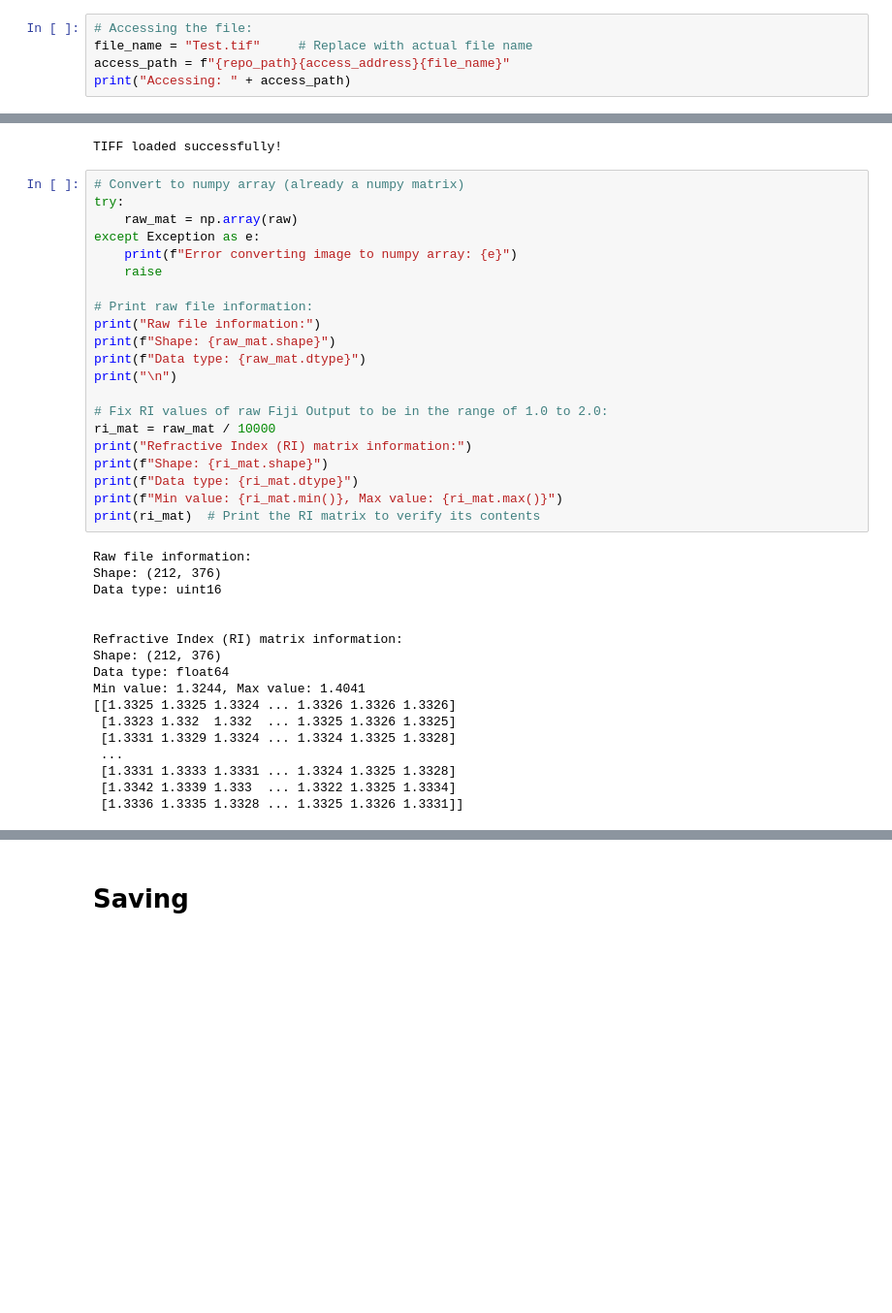
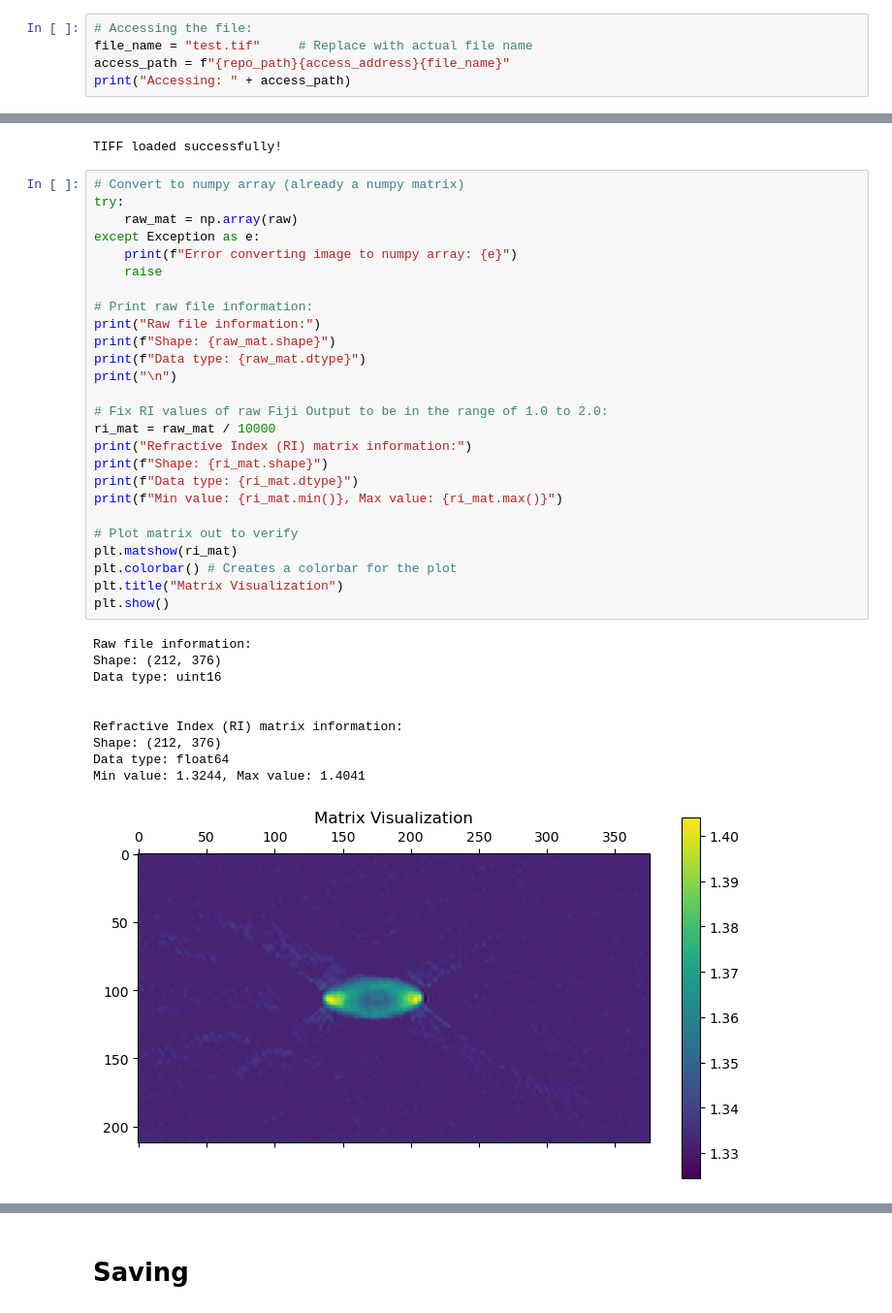
Before and after one commit to Cow415/Photon-Transport-Simulation, a Jupyter notebook: scripts/data processing/cell_ri_extract.ipynb, the cells around one changed output, grey strips where cells are left out. Shown at 97% size. Cells and saved outputs as stored; diff of their text form; blank space fills up the shorter version.

```diff
--- a/scripts/data processing/cell_ri_extract.ipynb
+++ b/scripts/data processing/cell_ri_extract.ipynb
@@ -30,7 +35,7 @@ def modified_output_address(file_name):
     return new_name
 # %%
 # Accessing the file:
-file_name = "Test.tif"     # Replace with actual file name
+file_name = "test.tif"     # Replace with actual file name
 access_path = f"{repo_path}{access_address}{file_name}"
 print("Accessing: " + access_path)
 # %% [output]
@@ -54,39 +59,38 @@ TIFF loaded successfully!
 # %%
 # Convert to numpy array (already a numpy matrix)
 try:
     raw_mat = np.array(raw)
 except Exception as e:
     print(f"Error converting image to numpy array: {e}")
     raise
 
 # Print raw file information:
 print("Raw file information:")
 print(f"Shape: {raw_mat.shape}")
 print(f"Data type: {raw_mat.dtype}")
 print("\n")
 
 # Fix RI values of raw Fiji Output to be in the range of 1.0 to 2.0:
 ri_mat = raw_mat / 10000
 print("Refractive Index (RI) matrix information:")
 print(f"Shape: {ri_mat.shape}")
 print(f"Data type: {ri_mat.dtype}")
 print(f"Min value: {ri_mat.min()}, Max value: {ri_mat.max()}")
-print(ri_mat)  # Print the RI matrix to verify its contents
+
+# Plot matrix out to verify
+plt.matshow(ri_mat)
+plt.colorbar() # Creates a colorbar for the plot
+plt.title("Matrix Visualization")
+plt.show()
 # %% [output]
 Raw file information:
 Shape: (212, 376)
 Data type: uint16
 
 
 Refractive Index (RI) matrix information:
 Shape: (212, 376)
 Data type: float64
 Min value: 1.3244, Max value: 1.4041
-[[1.3325 1.3325 1.3324 ... 1.3326 1.3326 1.3326]
- [1.3323 1.332  1.332  ... 1.3325 1.3326 1.3325]
- [1.3331 1.3329 1.3324 ... 1.3324 1.3325 1.3328]
- ...
- [1.3331 1.3333 1.3331 ... 1.3324 1.3325 1.3328]
- [1.3342 1.3339 1.333  ... 1.3322 1.3325 1.3334]
- [1.3336 1.3335 1.3328 ... 1.3325 1.3326 1.3331]]
+[figure, added]
 # %% [markdown]
```
Also changed, not shown: parts of 10 cells of this notebook, 2 other files.
